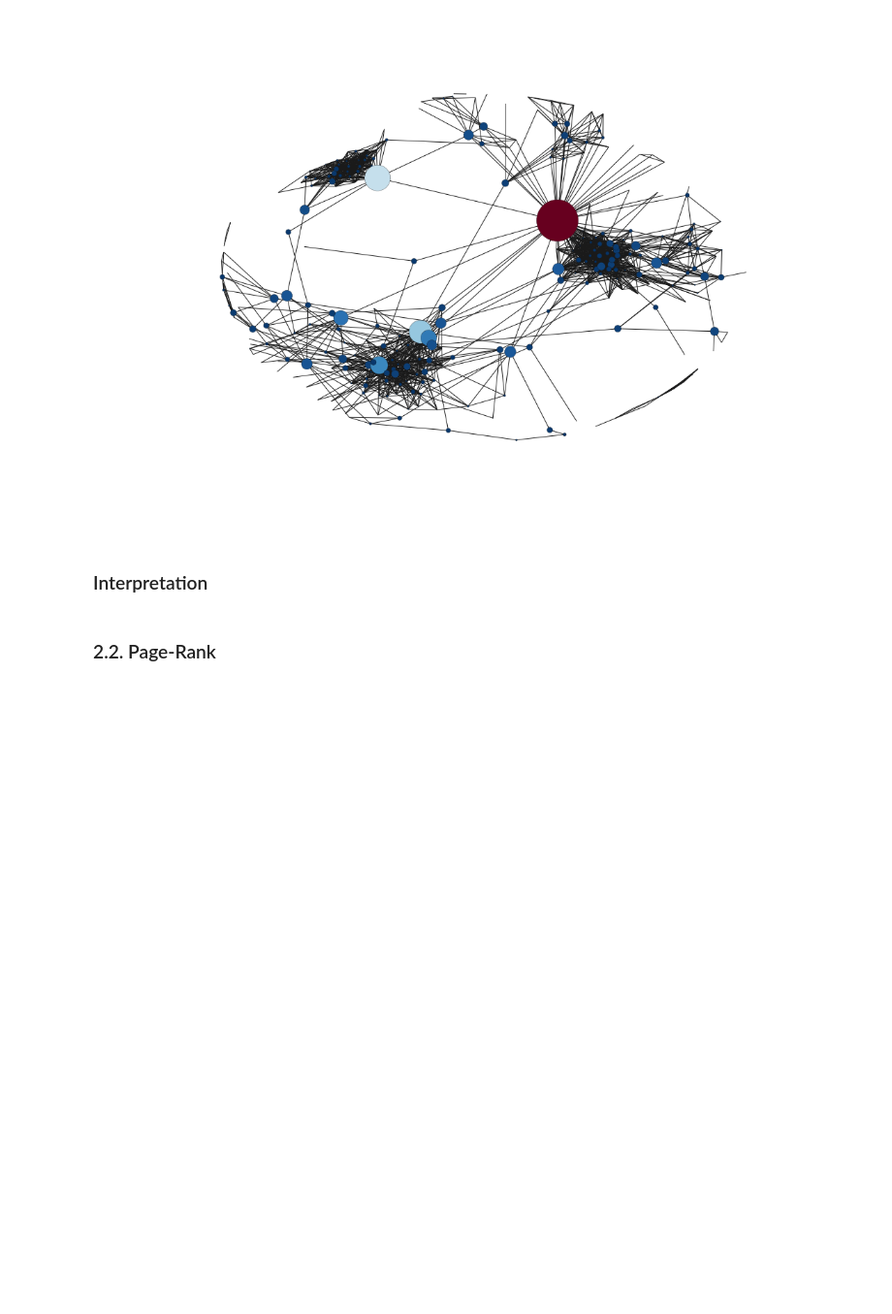
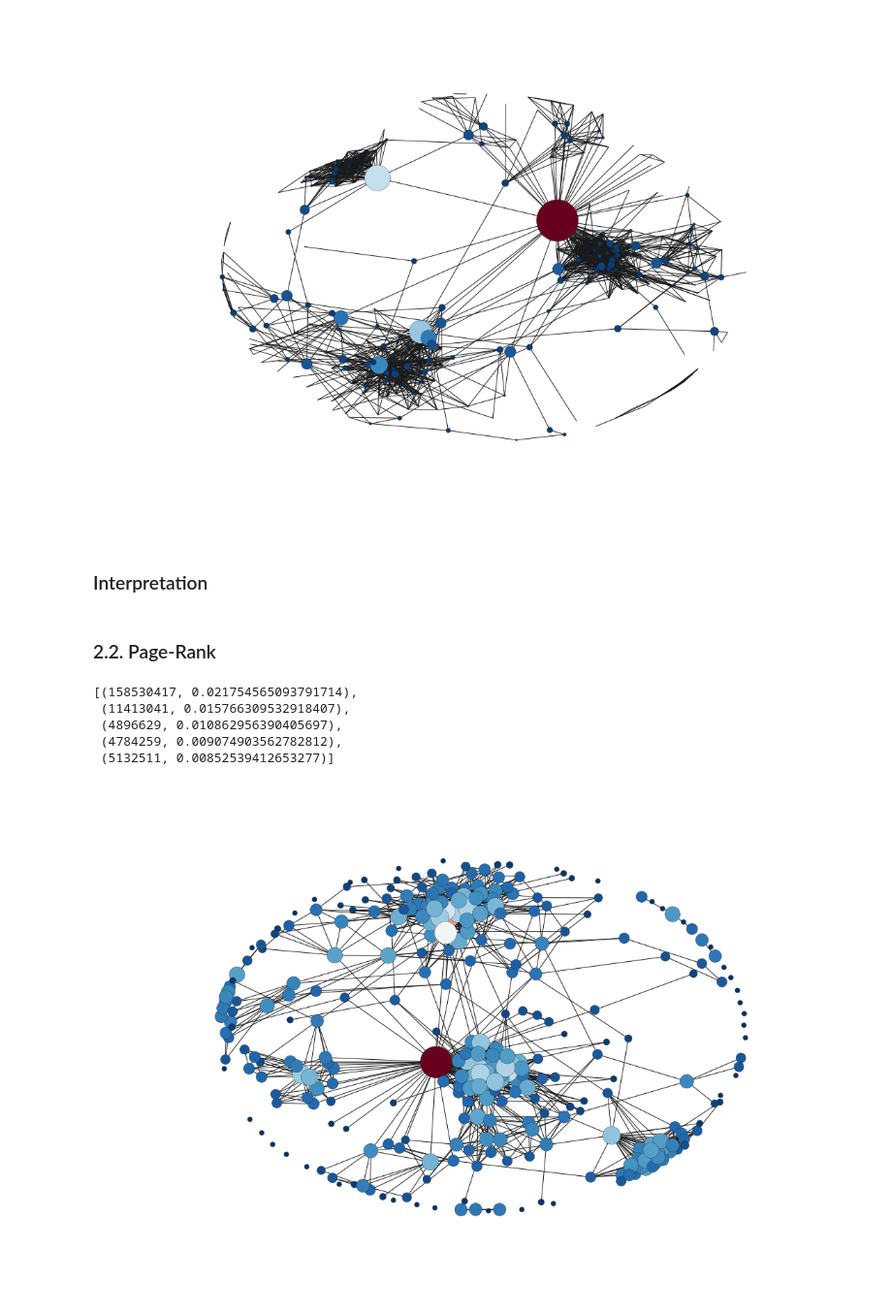
Before and after one commit to feygina/social-network-VK-analysis, a Jupyter notebook: vk_graph_feygina.ipynb, the cells around one changed output. Shown at 97% size. Cells and saved outputs as stored; diff of their text form; code cells hidden in the pictures; blank space fills up the shorter version.

```diff
--- a/vk_graph_feygina.ipynb
+++ b/vk_graph_feygina.ipynb
@@ -152,3 +109,27 @@ nx.draw(g,
 ### 2.2. Page-Rank
 # %%
 pagerank = networkx.pagerank(g, alpha=0.85)
+# %%
+sorted_pagerank = sorted(pagerank.items(), key=lambda x: x[1], reverse=True)
+sorted_pagerank[0:5]
+# print_info_about(11413041)
+# %% [output]
+[(158530417, 0.021754565093791714),
+ (11413041, 0.015766309532918407),
+ (4896629, 0.010862956390405697),
+ (4784259, 0.009074903562782812),
+ (5132511, 0.00852539412653277)]
+# %%
+plt.figure(3, figsize=(15,10))
+coord = nx.spring_layout(g)
+nx.draw(g,
+         pos=coord,
+         nodelist=pagerank.keys(),
+         node_size = [d*100000 for d in pagerank.values()],
+         node_color=pagerank.values(),
+         font_size=8,
+         cmap=plt.cm.get_cmap('RdBu_r'),
+         with_labels=False
+         )
+# %% [output]
+[figure, added]
```
Also changed, not shown: parts of 25 cells of this notebook, 2 other files.
